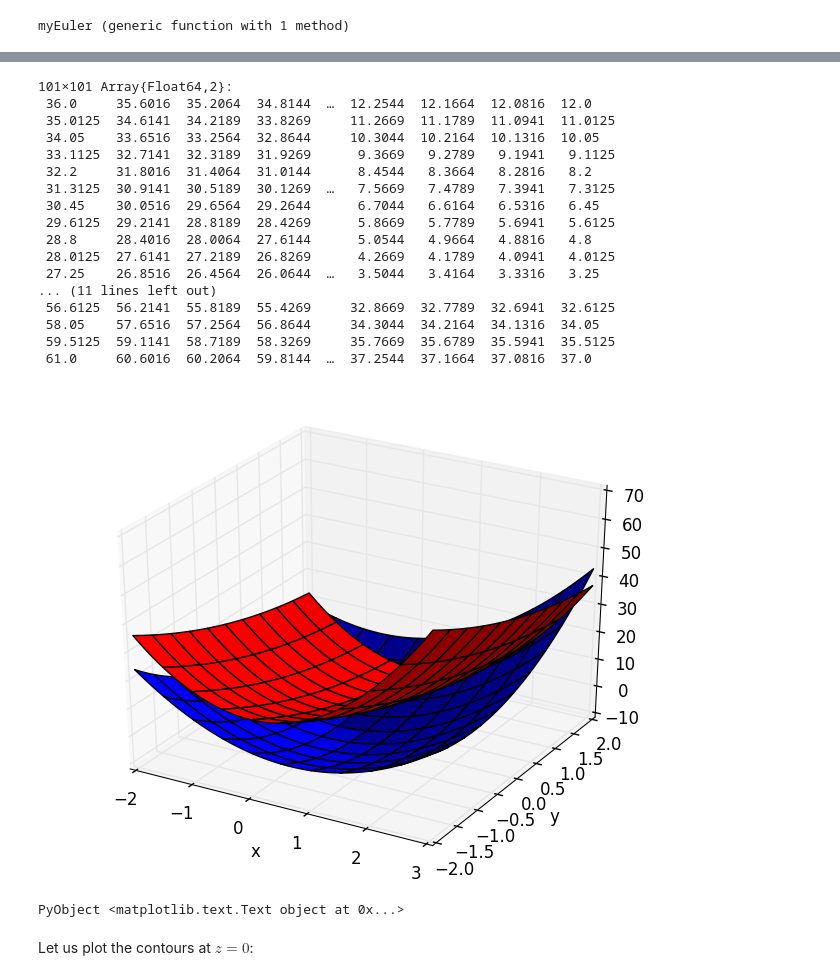
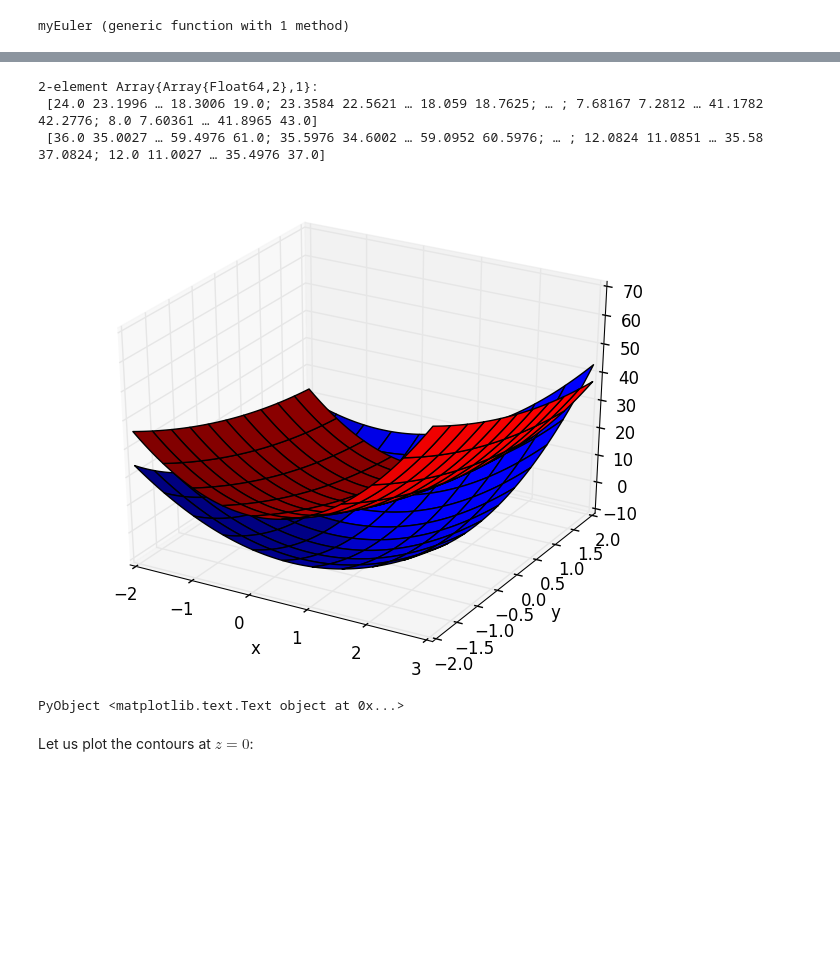
Before and after one commit to ivanslapnicar/GIAN-Applied-NLA-Course, a Jupyter notebook: src/Module A - Short Julia Course/L02d Plotting.ipynb, the cells around one changed output, grey strips where cells are left out. Cells and saved outputs as stored; diff of their text form; code cells hidden in the pictures; blank space fills up the shorter version.

```diff
--- a/src/Module A - Short Julia Course/L02d Plotting.ipynb
+++ b/src/Module A - Short Julia Course/L02d Plotting.ipynb
@@ -236,2 +239,9 @@ Let us plot the surfaces:
 # %%
 using PyPlot
+# %%
+function meshgrid{T}(vx::AbstractVector{T}, vy::AbstractVector{T})
+   m, n = length(vy), length(vx)
+   vx = reshape(vx, 1, n)
+   vy = reshape(vy, m, 1)
+   (repmat(vx, m, 1), repmat(vy, 1, n))
+end
@@ -246,39 +255,22 @@ f (generic function with 1 method)
-# %%
-# Prepare the mexhgrid manually
-gridsize=101
-X=linspace(-2,3,gridsize)
-Y=linspace(-2,2,gridsize)
-gridX= map(Float64,[x for x in X, y in Y])
-gridY= map(Float64,[y for x in X, y in Y])
-# gridX,gridX=meshgrid(X,Y)
-Z1=[f([gridX[i,j],gridY[i,j]])[1] for i=1:gridsize, j=1:gridsize]
-Z2=[f([gridX[i,j],gridY[i,j]])[2] for i=1:gridsize, j=1:gridsize]
-# %% [output]
-101×101 Array{Float64,2}:
- 36.0     35.6016  35.2064  34.8144  …  12.2544  12.1664  12.0816  12.0
- 35.0125  34.6141  34.2189  33.8269     11.2669  11.1789  11.0941  11.0125
- 34.05    33.6516  33.2564  32.8644     10.3044  10.2164  10.1316  10.05
- 33.1125  32.7141  32.3189  31.9269      9.3669   9.2789   9.1941   9.1125
- 32.2     31.8016  31.4064  31.0144      8.4544   8.3664   8.2816   8.2
- 31.3125  30.9141  30.5189  30.1269  …   7.5669   7.4789   7.3941   7.3125
- 30.45    30.0516  29.6564  29.2644      6.7044   6.6164   6.5316   6.45
- 29.6125  29.2141  28.8189  28.4269      5.8669   5.7789   5.6941   5.6125
- 28.8     28.4016  28.0064  27.6144      5.0544   4.9664   4.8816   4.8
- 28.0125  27.6141  27.2189  26.8269      4.2669   4.1789   4.0941   4.0125
- 27.25    26.8516  26.4564  26.0644  …   3.5044   3.4164   3.3316   3.25
-... (11 lines left out)
- 56.6125  56.2141  55.8189  55.4269     32.8669  32.7789  32.6941  32.6125
- 58.05    57.6516  57.2564  56.8644     34.3044  34.2164  34.1316  34.05
- 59.5125  59.1141  58.7189  58.3269     35.7669  35.6789  35.5941  35.5125
- 61.0     60.6016  60.2064  59.8144  …  37.2544  37.1664  37.0816  37.0
+# %%
+# Prepare the mexhgrid manually
+gridsize=100
+X=linspace(-2,3,gridsize)
+Y=linspace(-2,2,gridsize)
+U=meshgrid(X,Y)
+Z=f(U[1],U[2])
+# %% [output]
+2-element Array{Array{Float64,2},1}:
+ [24.0 23.1996 … 18.3006 19.0; 23.3584 22.5621 … 18.059 18.7625; … ; 7.68167 7.2812 … 41.1782 42.2776; 8.0 7.60361 … 41.8965 43.0]
+ [36.0 35.0027 … 59.4976 61.0; 35.5976 34.6002 … 59.0952 60.5976; … ; 12.0824 11.0851 … 35.58 37.0824; 12.0 11.0027 … 35.4976 37.0]
 # %%
 # Plot
-PyPlot.surf(gridX,gridY,Z1)
-PyPlot.surf(gridX,gridY,Z2,color="red")
+PyPlot.surf(U[1],U[2],Z[1])
+PyPlot.surf(U[1],U[2],Z[2],color="red")
 PyPlot.xlabel("x")
 PyPlot.ylabel("y")
 # %% [output]
-[figure, old version]
+[figure, new version]
 PyObject <matplotlib.text.Text object at 0x...>
 # %% [markdown]
 Let us plot the contours at $z=0$:
```
Also changed, not shown: parts of 16 cells of this notebook, 9 other files.
